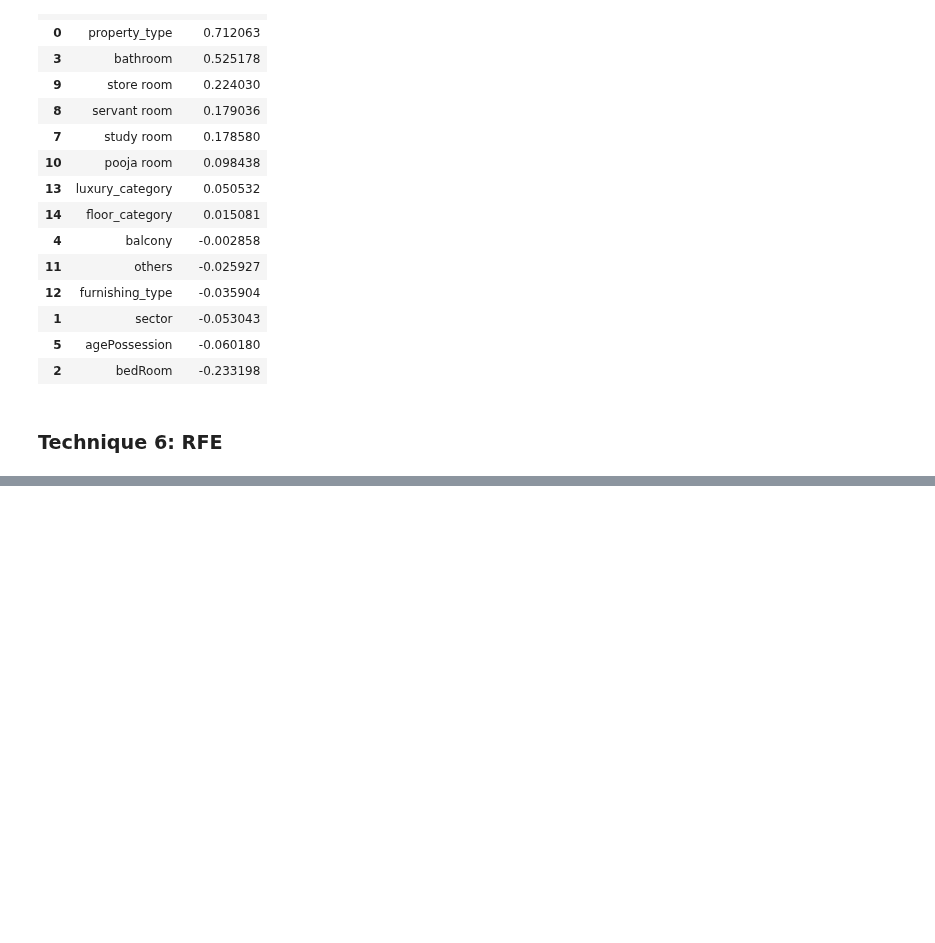
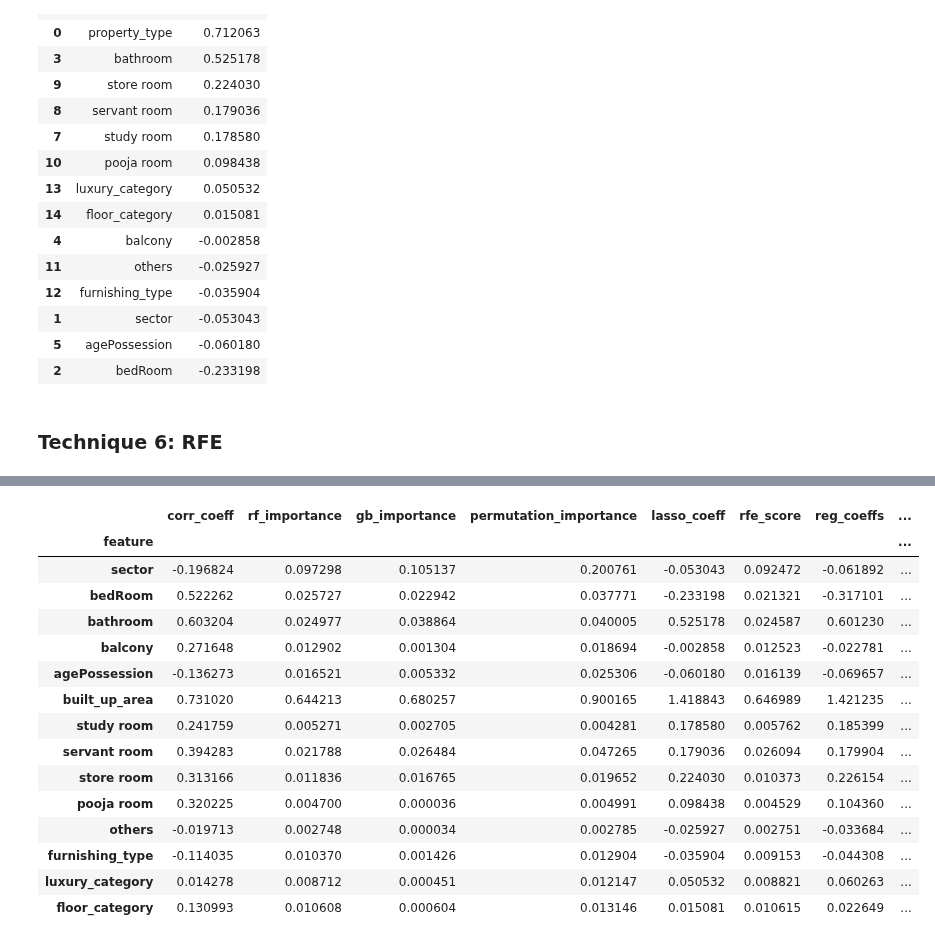
Before and after one commit to Apurba1903/Machine_Learning_Based_Real_Estate_System, a Jupyter notebook: FeatureEngineering/feature-selection.ipynb, the cells around one changed output, grey strips where cells are left out. Cells and saved outputs as stored; diff of their text form; code cells hidden in the pictures; blank space fills up the shorter version.

```diff
--- a/FeatureEngineering/feature-selection.ipynb
+++ b/FeatureEngineering/feature-selection.ipynb
@@ -341,0 +385,14 @@ fi_df5
+# %%
+from sklearn.linear_model import LinearRegression
+
+# Train a Linear Regression Model on the Label - Encoded and Standardized Training Data
+lin_reg = LinearRegression()
+lin_reg.fit(X_scaled, y_label)
+
+# extract Coefficients
+fi_df7 = pd.DataFrame({
+    'feature' : X_label.columns,
+    'reg_coeffs' : lin_reg.coef_
+}).sort_values(by='reg_coeffs', ascending=False)
+
+fi_df7
@@ -341,0 +418,14 @@ fi_df5
+# %%
+import shap
+
+# Compute SHAP values using the trained Random Forest Model
+rf = RandomForestRegressor(n_estimators=100, random_state=42)
+rf.fit(X_label, y_label)
+
+explainer = shap.TreeExplainer(rf)
+shap_values = explainer.shap_values(X_label)
+
+# Summing the Absolute SHAP values across all Samples to get an Overall measure of feature Importance
+shap_sum = np.abs(shap_values).mean(axis=0)
+
+shap_values
@@ -341,0 +446,7 @@ fi_df5
+# %%
+fi_df8 = pd.DataFrame({
+    'feature': X_label.columns,
+    'SHAP_score': np.abs(shap_values).mean(axis=0)
+}).sort_values(by='SHAP_score', ascending=False)
+
+fi_df8
@@ -341,0 +470,21 @@ fi_df5
+# %%
+final_fi_df = fi_df1.merge(fi_df2, on='feature').merge(fi_df3, on='feature').merge(fi_df4, on='feature').merge(fi_df5, on='feature').merge(fi_df6, on='feature').merge(fi_df7, on='feature').merge(fi_df8, on='feature').set_index('feature')
+# %%
+final_fi_df
+# %% [output]
+|  | corr_coeff | rf_importance | gb_importance | permutation_importance | lasso_coeff | rfe_score | reg_coeffs | ... |
+| feature |  |  |  |  |  |  |  | ... |
+| sector | -0.196824 | 0.097298 | 0.105137 | 0.200761 | -0.053043 | 0.092472 | -0.061892 | ... |
+| bedRoom | 0.522262 | 0.025727 | 0.022942 | 0.037771 | -0.233198 | 0.021321 | -0.317101 | ... |
+| bathroom | 0.603204 | 0.024977 | 0.038864 | 0.040005 | 0.525178 | 0.024587 | 0.601230 | ... |
+| balcony | 0.271648 | 0.012902 | 0.001304 | 0.018694 | -0.002858 | 0.012523 | -0.022781 | ... |
+| agePossession | -0.136273 | 0.016521 | 0.005332 | 0.025306 | -0.060180 | 0.016139 | -0.069657 | ... |
+| built_up_area | 0.731020 | 0.644213 | 0.680257 | 0.900165 | 1.418843 | 0.646989 | 1.421235 | ... |
+| study room | 0.241759 | 0.005271 | 0.002705 | 0.004281 | 0.178580 | 0.005762 | 0.185399 | ... |
+| servant room | 0.394283 | 0.021788 | 0.026484 | 0.047265 | 0.179036 | 0.026094 | 0.179904 | ... |
+| store room | 0.313166 | 0.011836 | 0.016765 | 0.019652 | 0.224030 | 0.010373 | 0.226154 | ... |
+| pooja room | 0.320225 | 0.004700 | 0.000036 | 0.004991 | 0.098438 | 0.004529 | 0.104360 | ... |
+| others | -0.019713 | 0.002748 | 0.000034 | 0.002785 | -0.025927 | 0.002751 | -0.033684 | ... |
+| furnishing_type | -0.114035 | 0.010370 | 0.001426 | 0.012904 | -0.035904 | 0.009153 | -0.044308 | ... |
+| luxury_category | 0.014278 | 0.008712 | 0.000451 | 0.012147 | 0.050532 | 0.008821 | 0.060263 | ... |
+| floor_category | 0.130993 | 0.010608 | 0.000604 | 0.013146 | 0.015081 | 0.010615 | 0.022649 | ... |
```
Also changed, not shown: parts of 17 cells of this notebook.
